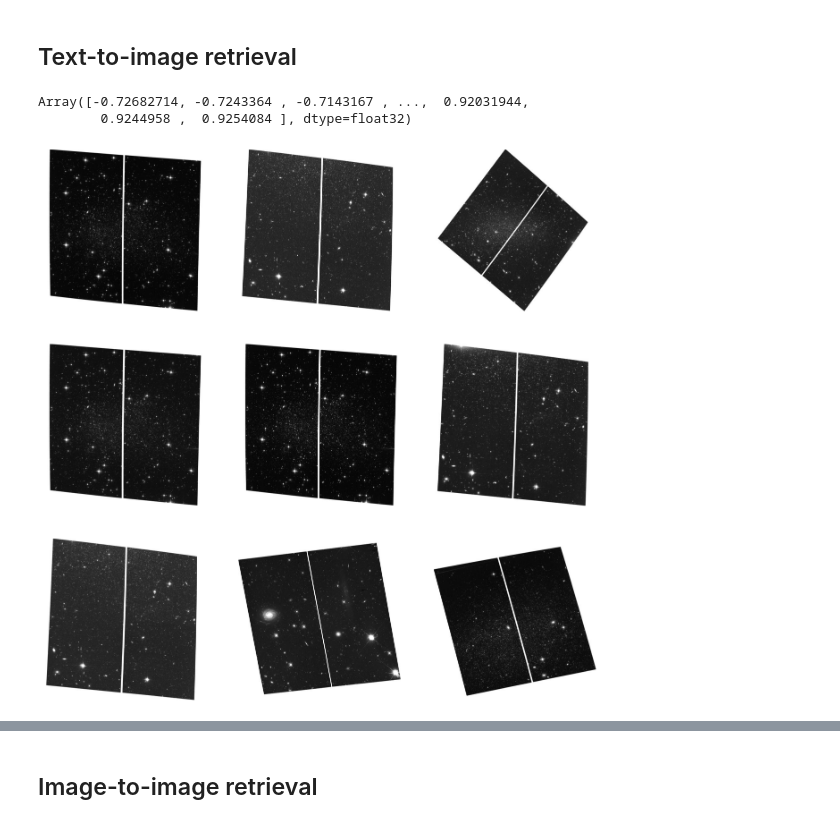
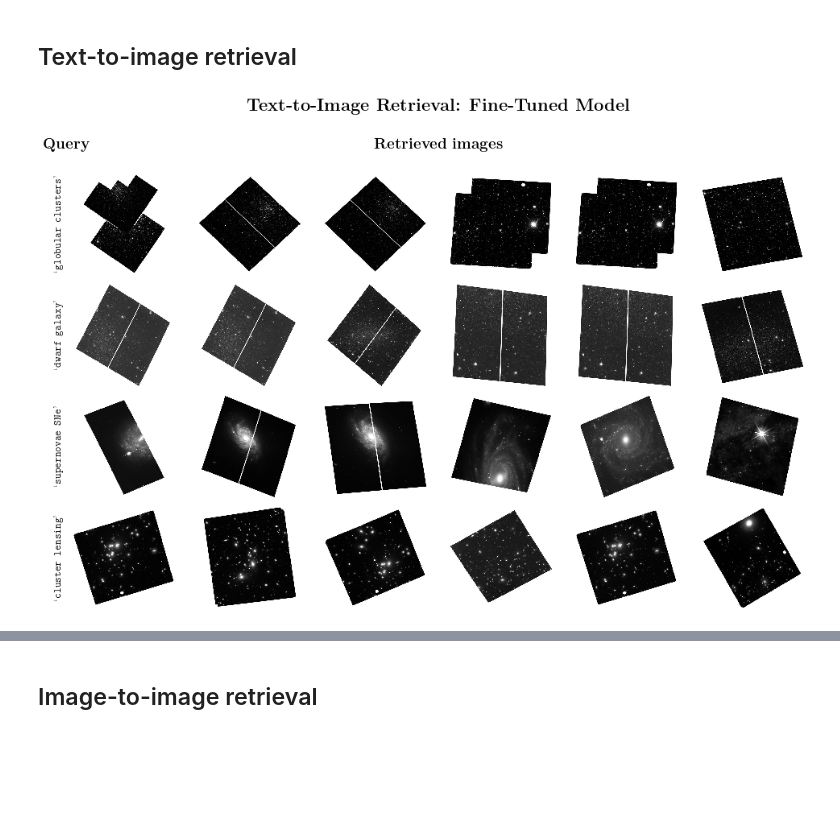
Before and after one commit to smsharma/PAPERCLIP-Hubble, a Jupyter notebook: notebooks/03_eval.ipynb, the cells around one changed output, grey strips where cells are left out. Saved outputs shown, nothing was run; the diff lists cells and outputs as text; code cells hidden in the pictures; blank space fills up the shorter version.

Commit message:
Starting to make plots

```diff
--- a/notebooks/03_eval.ipynb
+++ b/notebooks/03_eval.ipynb
@@ -53,12 +76,10 @@ with open(config_file, 'r') as file:
 config = ConfigDict(config)
 # %%
 ckpt_dir = "{}/{}/".format(logging_dir, run_name)  # Load SLURM run
-restored_state = checkpoints.restore_checkpoint(ckpt_dir=ckpt_dir, target=state)
+restored_state = checkpoints.restore_checkpoint(ckpt_dir=ckpt_dir, target=state, step=50_000)
 
 if state is restored_state:
     raise FileNotFoundError(f"Did not load checkpoint correctly")
-
-# restored_state = state
 # %%
 from models.dataset_utils import make_dataloader, create_input_iter
 import tensorflow as tf
@@ -168,9 +217,9 @@ Category: COSMOLOGY.  We propose to study the physical nature of dark matter by
 idx = 2
 
 image_feat = model.get_image_features(inputs_images['pixel_values'][idx:idx + 1], params=restored_state.params);
-text_feat = model.get_text_features(**claude_science_cat_inputs, params=restored_state.params)
+text_feat = model.get_text_features(**hubble_observation_categories_inputs, params=restored_state.params)
 
-cats = [claude_science_cat[i] for i in np.argsort(jax.vmap(cosine_similarity, in_axes=(0, None))(text_feat, image_feat[0]))[::-1]][:5]
+cats = [hubble_observation_categories[i] for i in np.argsort(jax.vmap(cosine_similarity, in_axes=(0, None))(text_feat, image_feat[0]))[::-1]][:5]
 
 display_content(images[idx], captions[idx], cats)
 
@@ -217,10 +351,0 @@ for (images, captions) in tqdm(batches, total=200):
-# %%
-query = "dwarf galaxies"
-query_tokenized = tokenizer([query], padding="max_length", truncation=True, max_length=77, return_tensors="np")
-
-text_feat = model.get_text_features(**query_tokenized, params=restored_state.params)
-# %%
-np.sort(jax.vmap(cosine_similarity, in_axes=(0, None))(np.vstack(image_feat_stack), text_feat[0]))
-# %% [output]
-Array([-0.72682714, -0.7243364 , -0.7143167 , ...,  0.92031944,
-        0.9244958 ,  0.9254084 ], dtype=float32)
@@ -232,23 +352,56 @@ def get_image_from_stack(images_stack, idx):
 # %%
 import matplotlib.pyplot as plt
+from matplotlib.transforms import blended_transform_factory
 
-plt.figure(figsize=(16, 16))
-grid_size = 3
+# Assuming 'tokenizer', 'model', 'image_feat_stack', 'config', and 'cosine_similarity' are already defined
 
-# Loop through the images in the batch and plot them in a grid
-for i in range(grid_size * grid_size):
+def get_image_from_stack(images_stack, idx):
+    return images_stack[idx // config.training.batch_size][idx % config.training.batch_size]
 
-    # Create a subplot for each image
-    ax = plt.subplot(grid_size, grid_size, i + 1)
+# List of text queries
+queries = ["globular clusters", "dwarf galaxy", "supernovae SNe", "cluster lensing"]  # Replace with your actual queries
 
-    # Display the image
-    ax.imshow(get_image_from_stack(images_stack, sorted_idxs[i]), vmin=0, vmax=1)
+# Number of columns for the images
+m_cols = 6  # Change this as needed
 
-    # Turn off axis numbers and ticks
-    ax.axis('off')
+# Create figure with specified size
+fig = plt.figure(figsize=(16, 10))
 
-# Display the full grid of images
-plt.show()
+# Add a main title
+plt.suptitle(r"\textbf{Text-to-Image Retrieval: Fine-Tuned Model}", fontsize=22, fontweight='bold')
+
+axes_list = []
+sorted_idxs_list = []
+
+# Process each query
+for row, query in enumerate(queries):
+    query_tokenized = tokenizer([query], padding="max_length", truncation=True, max_length=77, return_tensors="np")
+    text_feat = model.get_text_features(**query_tokenized, params=restored_state.params)
+    sorted_idxs = np.argsort(jax.vmap(cosine_similarity, in_axes=(0, None))(np.vstack(image_feat_stack), text_feat[0]))[::-1]
+
+    sorted_idxs_list.append(sorted_idxs)
+
+    # Loop through the images for this query and plot them
+    for col in range(m_cols):
+        idx = sorted_idxs[col]
+        ax = plt.subplot(len(queries), m_cols, row * m_cols + col + 1)
+        ax.imshow(get_image_from_stack(images_stack, idx))
+        ax.axis('off')
+
+        axes_list.append(ax)
+
+        # Add the query name to the left of the first column
+        if col == 0:
+            plt.text(-0.1, 0.5, r"`\texttt{" + query + "}'", transform=ax.transAxes, fontsize=13, rotation=90, va='center', ha='right', fontfamily='monospace')
+
+# Adding labels for "Query" and "Most similar images"
+# The coordinates here might need adjustment depending on your figure layout
+fig.text(0.1, 0.9, r"\textbf{Query}", fontsize=19, ha='center', va='center')
+fig.text(0.5, 0.9, r"\textbf{Retrieved images}", fontsize=19, ha='center', va='center')
+
+plt.tight_layout()
+plt.subplots_adjust(left=0.1, right=0.9, top=0.85, bottom=0.1, wspace=0.1, hspace=0.1)
+plt.savefig("../paper/plots/tti.pdf", dpi=500)
 # %% [output]
-[figure, old version]
+[figure, new version]
 # %%
```
Also changed, not shown: parts of 17 cells of this notebook, 5 other files.
